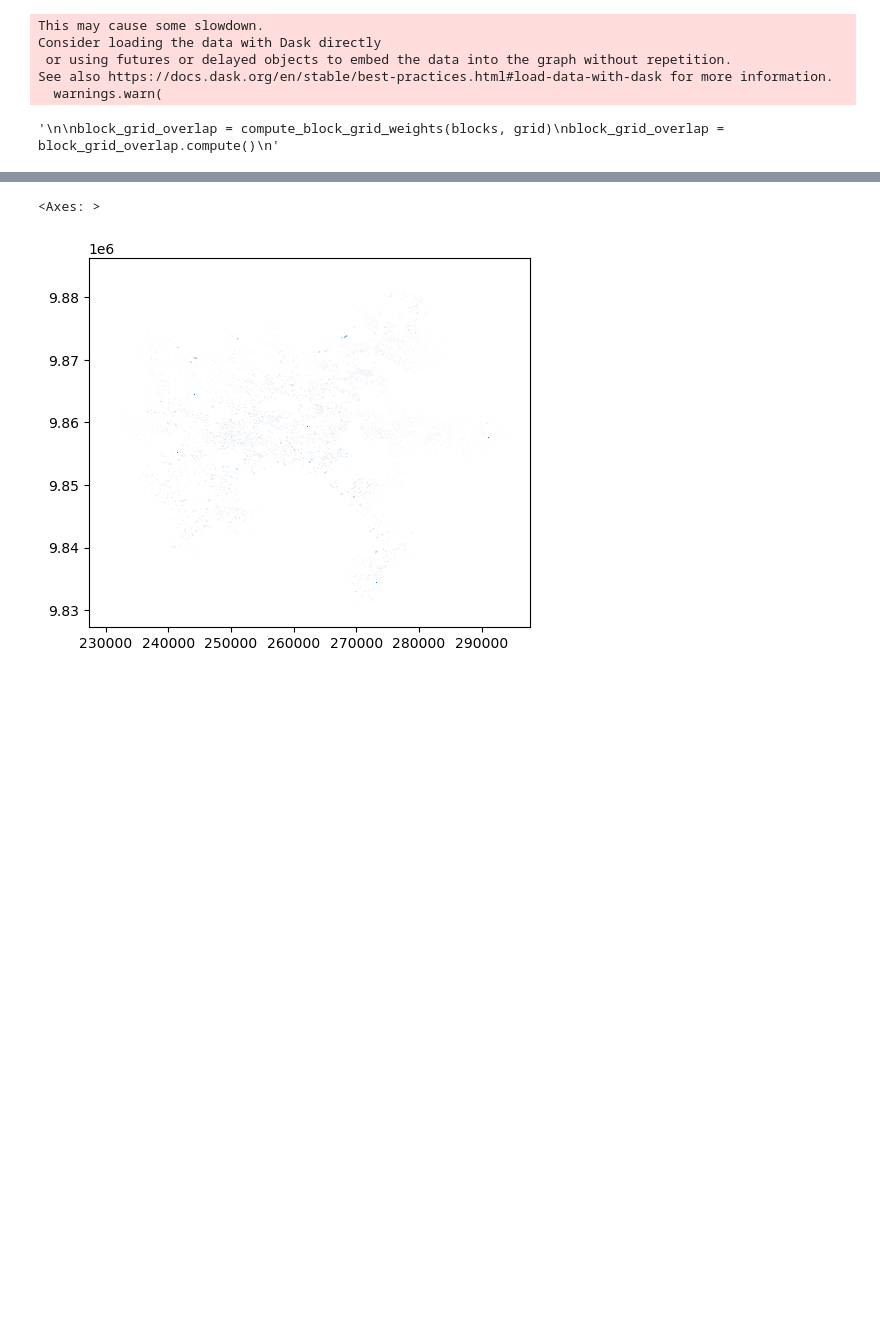
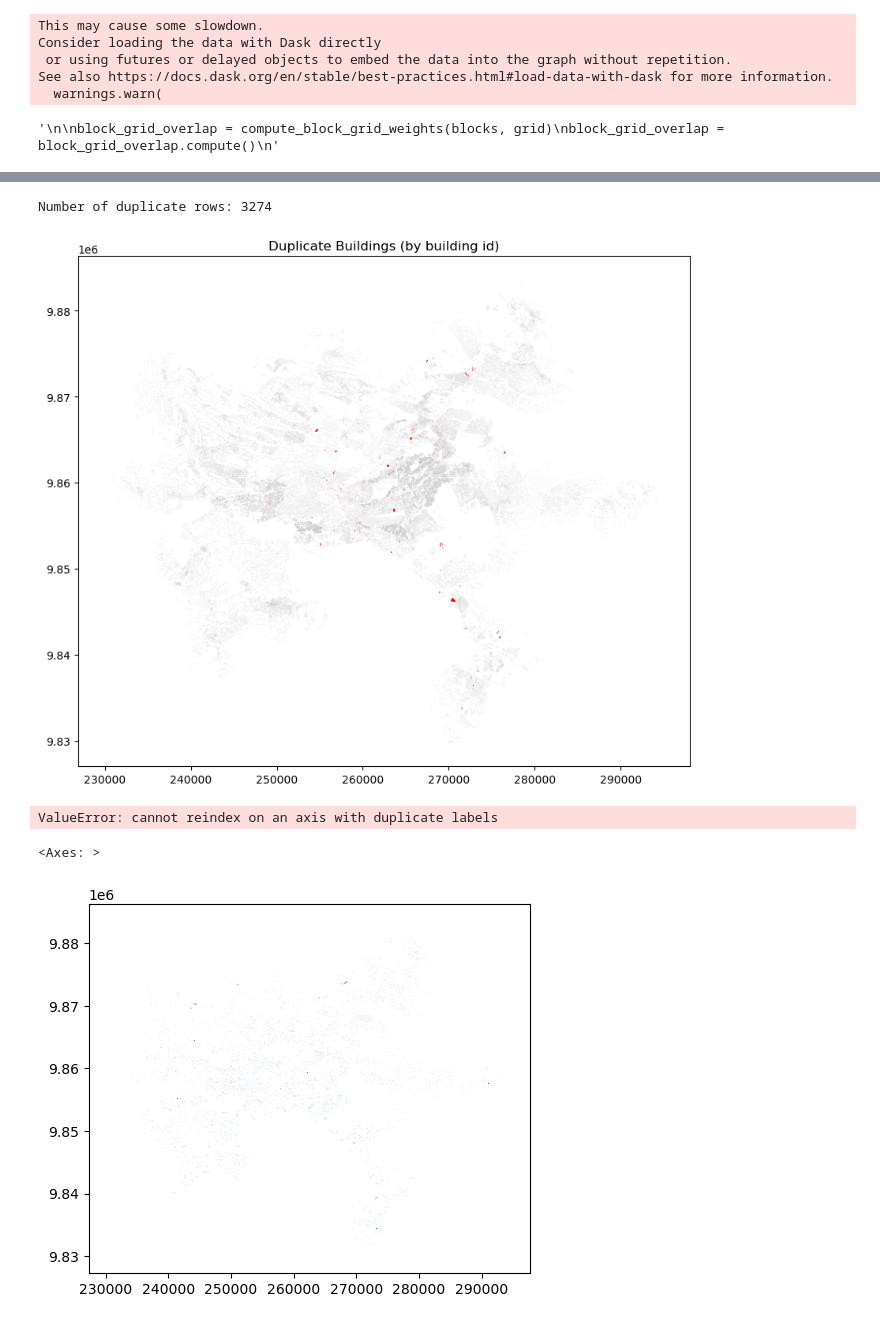
Before and after one commit to sarangof/identifyingLandSubdivisions, a Jupyter notebook: block_calculations_groupby.ipynb, the cells around one changed output, grey strips where cells are left out. Cells and saved outputs as stored; diff of their text form; code cells hidden in the pictures; blank space fills up the shorter version.

```diff
--- a/block_calculations_groupby.ipynb
+++ b/block_calculations_groupby.ipynb
@@ -875,2 +887,0 @@ buffers = buildings_blocks_df.groupby('block_id')['width_buffer'].transform('fir
-# %%
-buildings_blocks_df['clipped_geometry'] = buildings_blocks_df.geometry.clip(buffers)
@@ -884,2 +887,0 @@ Right CRS: None
-# %%
-buildings_blocks_df = buildings_blocks.compute()
@@ -905,0 +939,25 @@ buildings_within = dgpd.sjoin(relevant_buildings, buffer_gdf, predicate='within'
+# %%
+import matplotlib.pyplot as plt
+
+# Option A: if your building id is stored in a column named 'id'
+duplicates = gdf.reset_index()[gdf.reset_index()['id'].duplicated(keep=False)]
+duplicates.to_parquet('Duplicate_buildings_Nairobi.geoparquet')
+# %%
+
+# Print the number of duplicate rows
+print("Number of duplicate rows:", len(gdf) - duplicates['id'].nunique() if 'id' in gdf.columns else len(gdf) - gdf.index.nunique())
+
+# Plot all buildings in a light color, and duplicates in red
+fig, ax = plt.subplots(figsize=(10, 10))
+gdf.plot(ax=ax, color='lightgrey', edgecolor='none', alpha=0.5)
+duplicates.plot(ax=ax, color='red', markersize=10, alpha=0.8)
+plt.title("Duplicate Buildings (by building id)")
+plt.show()
+# %% [output]
+Number of duplicate rows: 3274
+[figure, added]
+# %%
+# Optionally, you can assign the clipped geometries as a new column in the GeoDataFrame:
+gdf['clipped_geometry'] = clipped_series
+# %% [output]
+ValueError: cannot reindex on an axis with duplicate labels
```
Also changed, not shown: parts of 15 cells of this notebook.
